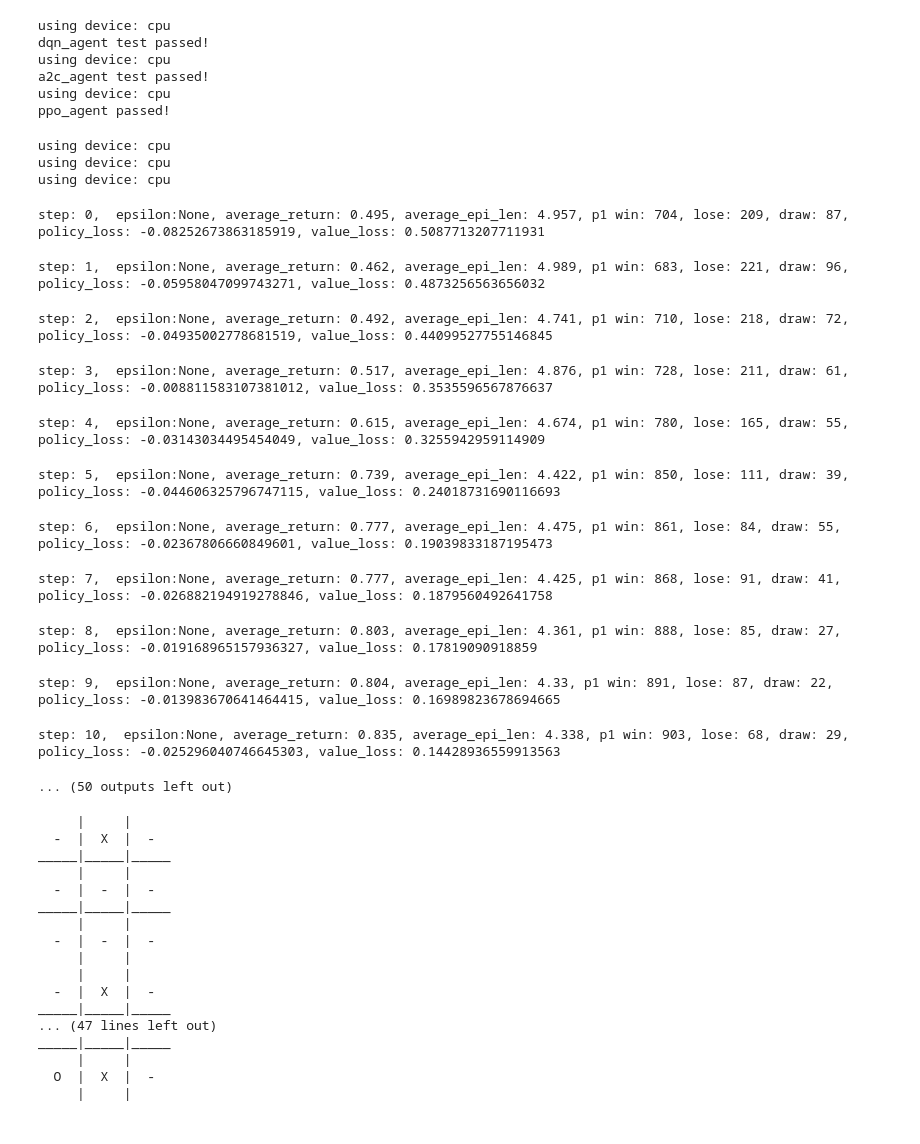
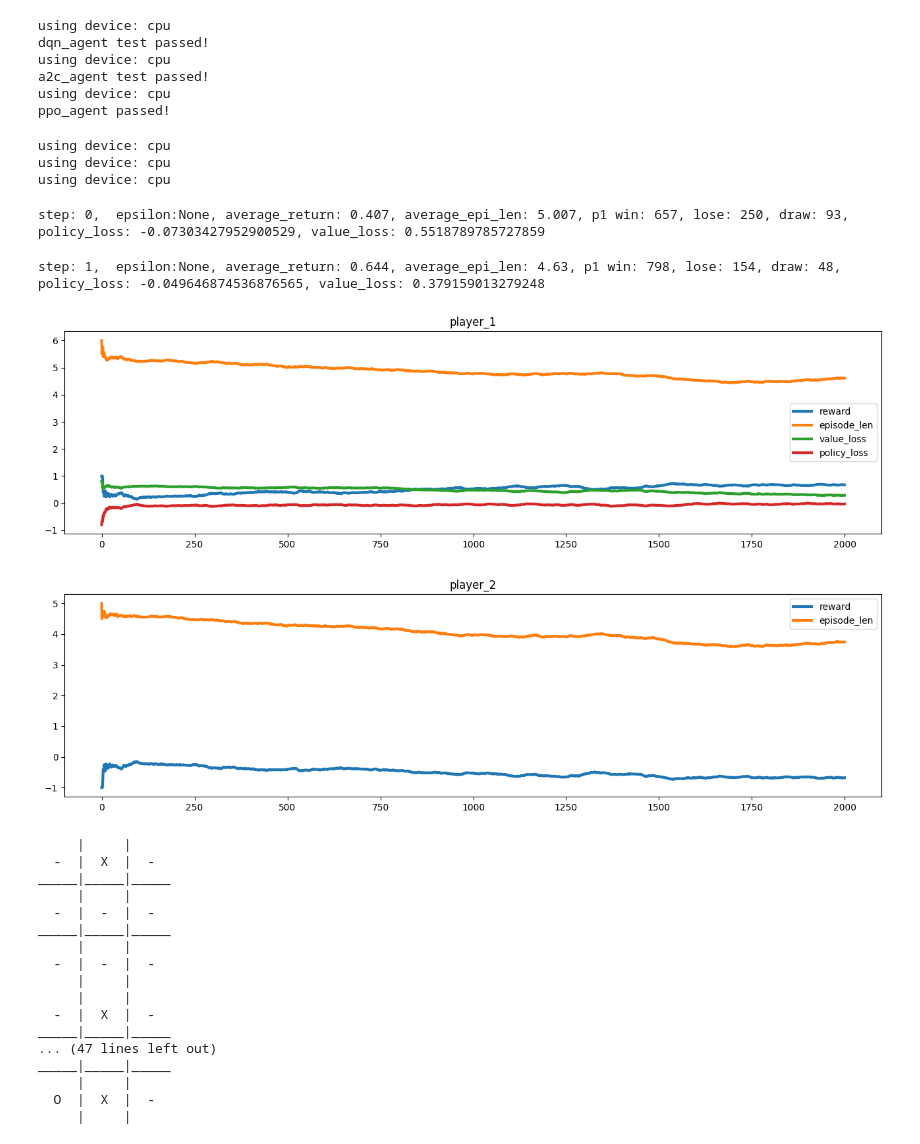
Before and after one commit to tonywang1990/mini-rl, a Jupyter notebook: notebooks/function_approximation/tictactoe.ipynb, the cells around one changed output. Drawn from its saved outputs; the diff is of its cells as text; code cells hidden in the pictures.

Commit message:
tictactoe with a2c updated, 5% loss against random, updated plot utils

```diff
--- a/notebooks/function_approximation/tictactoe.ipynb
+++ b/notebooks/function_approximation/tictactoe.ipynb
@@ -35,7 +35,7 @@ ppo_agent passed!
 # %%
 # Policy Eval
 # Params
-num_epoch = 60
+num_epoch = 2
 num_episode = 1000
 random_seed = 101
 
@@ -60,6 +60,8 @@ env = tictactoe_v3.env()
 env.np_random = rng
 
 # Create Agent
+## Best performance (dqn, random): 0 loss in 1000, eps_decay=1e7
+## Best performance (dqn, dqn): 1000 draw in 1000, eps_decay=1e8
 dqn_agent = DQNAgent(
     state_space=env.observation_space('player_1')['observation'],
     action_space=env.action_space('player_1'),
@@ -73,73 +75,66 @@ dqn_agent = DQNAgent(
     net_params={'width':16, 'n_hidden':1},
     update_freq=1
 )
+## Best performance (a2c, random): ~50 loss in 1000, discount=0.5, width=256
 a2c_agent = A2CAgent(
     state_space=env.observation_space('player_1')['observation'],
     action_space=env.action_space('player_1'),
-    discount_rate=0.7,
+    discount_rate=0.5,
     epsilon=None, # use epsilon_schedule
     learning_rate=None,
     policy_lr=1e-3,
-    value_lr=1e-2,
-    net_params={'width':128, 'n_hidden':1}, #128 perform best with temp = 1
+    value_lr=1e-3,
+    net_params={'width':256, 'n_hidden':1}, #128 perform best with temp = 1
     tempreture=1
 )
 ppo_agent = PPOAgent(
     state_space=env.observation_space('player_1')['observation'],
     action_space=env.action_space('player_1'),
-    discount_rate=0.99,
+    discount_rate=0.5,
     epsilon=None, # use epsilon_schedule
     learning_rate=None,
     policy_lr=1e-3,
     value_lr=1e-3,
     net_params={'width':128, 'n_hidden':1},
     exp_average_discount=1.0,
     clip_ratio=0.1,
     num_updates=1,
 )
 
 random_agent = RandomAgent(
     state_space=env.observation_space('player_2')['observation'],
     action_space=env.action_space('player_2'),
     discount_rate=None,
     epsilon=None, # use epsilon_schedule
     learning_rate=None,
     learning=False
 )
 
 agent_dict = {'player_1': a2c_agent, 'player_2':random_agent}
-reward_history = []
+log_history = []
 # Start Learning
 for i in range(num_epoch):
     p1_reward, episode_len, policy_loss, value_loss = [], [], [], []
     for _ in tqdm(range(num_episode)):
-        reward, len, vloss, ploss = utils.play_multiagent_episode(agent_dict, env, shuffle=False)#,epsilon=epsilon_schedule[i])
-        p1_reward.append(reward['player_1'])
-        episode_len.append(len['player_1'])
-        policy_loss.append(ploss['player_1'])
-        value_loss.append(vloss['player_1'])
-    reward_history += p1_reward
+        logs = utils.play_multiagent_episode(agent_dict, env, shuffle=False)#,epsilon=epsilon_schedule[i])
+        p1_reward.append(logs['player_1']['reward'])
+        episode_len.append(logs['player_1']['episode_len'])
+        policy_loss.append(logs['player_1']['policy_loss'])
+        value_loss.append(logs['player_1']['value_loss'])
+        log_history.append(logs)
     print(
         f"step: {i},  epsilon:{agent_dict['player_1']._epsilon}, average_return: {np.mean(p1_reward)}, average_epi_len: {np.mean(episode_len)}, p1 win: {p1_reward.count(1)}, lose: {p1_reward.count(-1)}, draw: {p1_reward.count(0)}, policy_loss: {np.mean(policy_loss)}, value_loss: {np.mean(value_loss)}")
 
-utils.plot_history(reward_history)
+utils.plot_logs(log_history)
 #utils.plot_history(eps_history, smoothing=False)
 # %% [output]
 using device: cpu
 using device: cpu
 using device: cpu
-step: 0,  epsilon:None, average_return: 0.495, average_epi_len: 4.957, p1 win: 704, lose: 209, draw: 87, policy_loss: -0.08252673863185919, value_loss: 0.5087713207711931
+step: 0,  epsilon:None, average_return: 0.407, average_epi_len: 5.007, p1 win: 657, lose: 250, draw: 93, policy_loss: -0.07303427952900529, value_loss: 0.5518789785727859
-step: 1,  epsilon:None, average_return: 0.462, average_epi_len: 4.989, p1 win: 683, lose: 221, draw: 96, policy_loss: -0.05958047099743271, value_loss: 0.4873256563656032
+step: 1,  epsilon:None, average_return: 0.644, average_epi_len: 4.63, p1 win: 798, lose: 154, draw: 48, policy_loss: -0.049646874536876565, value_loss: 0.379159013279248
-step: 2,  epsilon:None, average_return: 0.492, average_epi_len: 4.741, p1 win: 710, lose: 218, draw: 72, policy_loss: -0.04935002778681519, value_loss: 0.44099527755146845
-step: 3,  epsilon:None, average_return: 0.517, average_epi_len: 4.876, p1 win: 728, lose: 211, draw: 61, policy_loss: -0.008811583107381012, value_loss: 0.3535596567876637
-step: 4,  epsilon:None, average_return: 0.615, average_epi_len: 4.674, p1 win: 780, lose: 165, draw: 55, policy_loss: -0.03143034495454049, value_loss: 0.3255942959114909
-step: 5,  epsilon:None, average_return: 0.739, average_epi_len: 4.422, p1 win: 850, lose: 111, draw: 39, policy_loss: -0.044606325796747115, value_loss: 0.24018731690116693
-step: 6,  epsilon:None, average_return: 0.777, average_epi_len: 4.475, p1 win: 861, lose: 84, draw: 55, policy_loss: -0.02367806660849601, value_loss: 0.19039833187195473
-step: 7,  epsilon:None, average_return: 0.777, average_epi_len: 4.425, p1 win: 868, lose: 91, draw: 41, policy_loss: -0.026882194919278846, value_loss: 0.1879560492641758
-step: 8,  epsilon:None, average_return: 0.803, average_epi_len: 4.361, p1 win: 888, lose: 85, draw: 27, policy_loss: -0.019168965157936327, value_loss: 0.17819090918859
-step: 9,  epsilon:None, average_return: 0.804, average_epi_len: 4.33, p1 win: 891, lose: 87, draw: 22, policy_loss: -0.013983670641464415, value_loss: 0.16989823678694665
-step: 10,  epsilon:None, average_return: 0.835, average_epi_len: 4.338, p1 win: 903, lose: 68, draw: 29, policy_loss: -0.025296040746645303, value_loss: 0.14428936559913563
-... (50 outputs left out)
+[figure, added]
+[figure, added]
 # %%
 env = tictactoe_v3.env(render_mode='human')
 utils.play_multiagent_episode({'player_1': agent_dict['player_1'], 'player_2':agent_dict['player_2']}, env)
```
Also changed, not shown: 5 other files.
